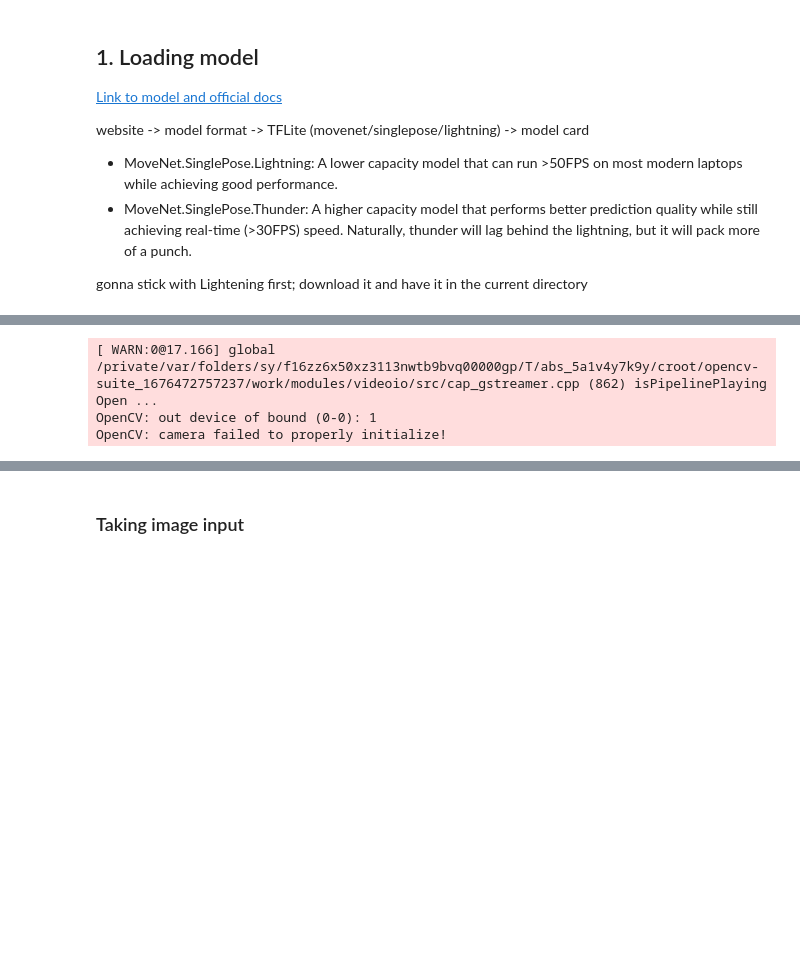
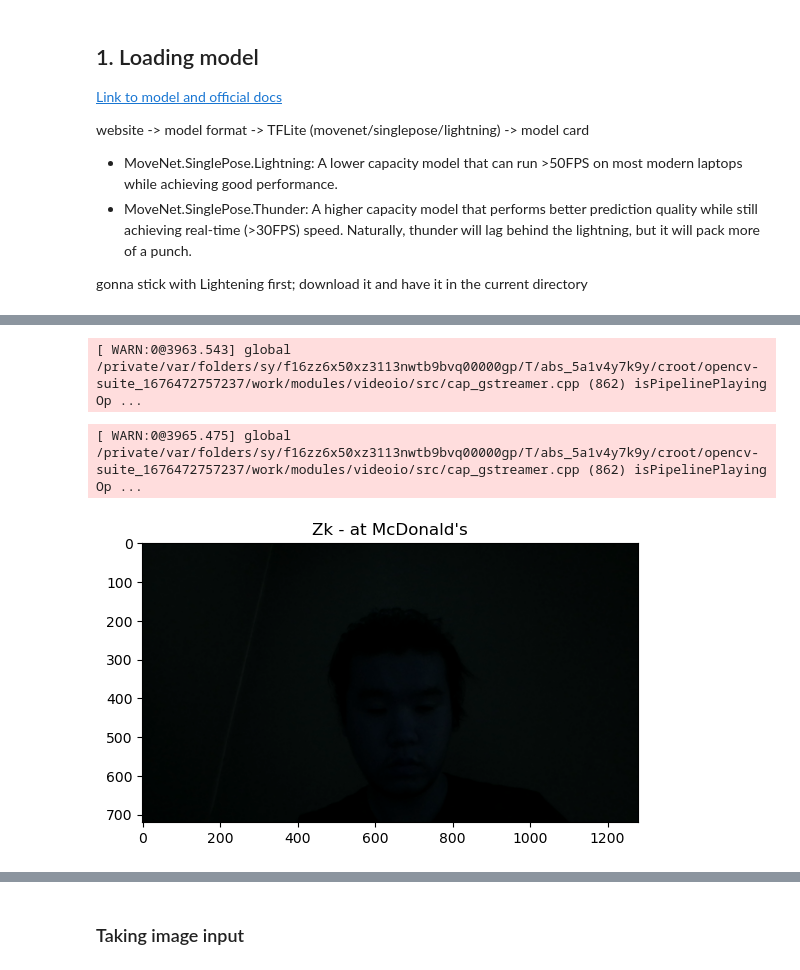
Before and after one commit to KaiserZZK/MoveNet-CoM, a Jupyter notebook: pose_estimation.ipynb, the cells around one changed output, grey strips where cells are left out. Cells and saved outputs as stored; diff of their text form; code cells hidden in the pictures; blank space fills up the shorter version.

Commit message:
Initial pose recognitions

```diff
--- a/pose_estimation.ipynb
+++ b/pose_estimation.ipynb
@@ -36,17 +47,38 @@ INFO: Applying 1 TensorFlow Lite delegate(s) lazily.
 # %%
-# taking input from webcam
-# cap = cv2.VideoCapture(0)
-cap = cv2.VideoCapture(1)
+frameWidth = 640
+frameHeight = 480
+cap = cv2.VideoCapture(0)
+cap.set(3, frameWidth)
+cap.set(4, frameHeight)
+cap.set(10,150)
+
+
 while cap.isOpened():
-    ret, frame = cap.read()
-    cv2.imshow('MoveNet Lightning', frame)
-
-    if cv2.waitKey(10) & 0xFF==ord('q'):
-        break
-
-cap.release()
-cv2.destroyAllWindows()
+    cap.release()
+    break
+    success, img = cap.read()
+    if success:
+        cv2.imshow("Result", img)
+        if cv2.waitKey(1) & 0xFF == ord('q'):
+            break
+    else:
+        print('oof')
 # %% [output]
-[ WARN:0@17.166] global /private/var/folders/sy/f16zz6x50xz3113nwtb9bvq00000gp/T/abs_5a1v4y7k9y/croot/opencv-suite_1676472757237/work/modules/videoio/src/cap_gstreamer.cpp (862) isPipelinePlaying Open ...
-OpenCV: out device of bound (0-0): 1
-OpenCV: camera failed to properly initialize!
+[ WARN:0@3963.543] global /private/var/folders/sy/f16zz6x50xz3113nwtb9bvq00000gp/T/abs_5a1v4y7k9y/croot/opencv-suite_1676472757237/work/modules/videoio/src/cap_gstreamer.cpp (862) isPipelinePlaying Op ...
+# %%
+# init camera
+camera = cv2.VideoCapture(0)
+
+# Grab a single frame of video
+ret, frame = camera.read()
+
+# show camera frame
+plt.imshow(frame)
+plt.title('Zk - at McDonald\'s')
+plt.show()
+
+# close camera
+camera.release()
+# %% [output]
+[ WARN:0@3965.475] global /private/var/folders/sy/f16zz6x50xz3113nwtb9bvq00000gp/T/abs_5a1v4y7k9y/croot/opencv-suite_1676472757237/work/modules/videoio/src/cap_gstreamer.cpp (862) isPipelinePlaying Op ...
+[figure, added]
```
Also changed, not shown: parts of 34 cells of this notebook, 1 other file.
